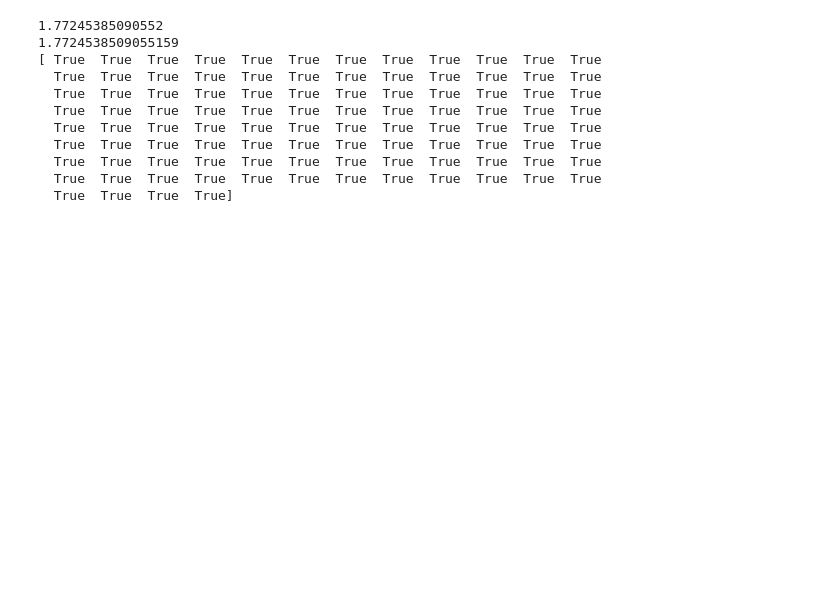
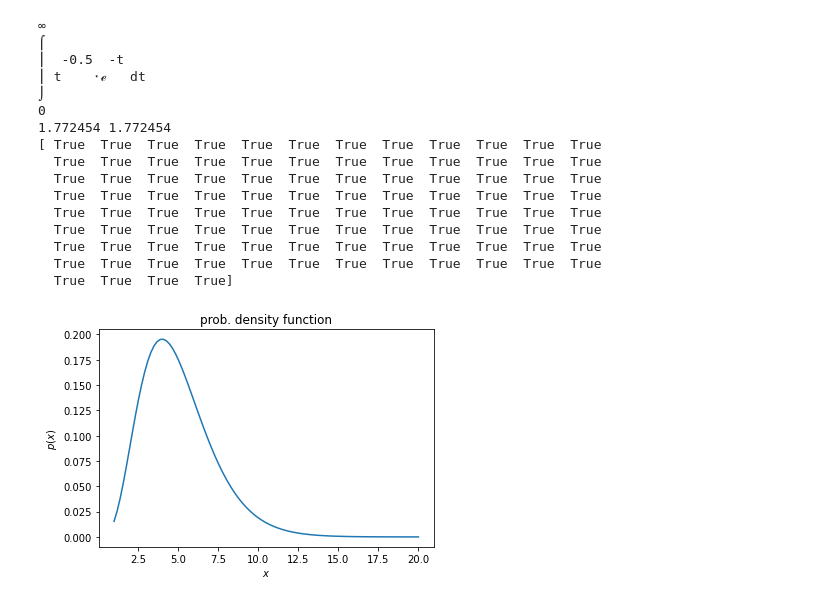
Before and after one commit to dy9296/basic_stats, a Jupyter notebook: dist_main.ipynb, the cells around one changed output. Cells and saved outputs as stored; diff of their text form; code cells hidden in the pictures; blank space fills up the shorter version.

```diff
--- a/dist_main.ipynb
+++ b/dist_main.ipynb
@@ -2,0 +1,10 @@ import numpy as np
+# %%
+import numpy as np
+import matplotlib.pyplot as plt
+
+def plot_pdf(variable, pdf):
+    plt.plot(var_x, result)
+    plt.title("prob. density function")
+    plt.xlabel("$x$")
+    plt.ylabel("$p(x)$")
+    plt.show()
@@ -3,30 +36,40 @@ import numpy as np
 # %%
 # gamma distribuiton
 
 from distribution import gamma as gamma_dist
-from scipy.special import gamma
 
-print(gamma_dist(0.5).function())
-print(gamma(0.5))
+from scipy.special import gamma as gamma_fun
+from scipy.stats import gamma as gamma_ans
 
+# gamma function
+print(gamma_dist(0.5).function(True).round(6), gamma_fun(0.5).round(6))
+
+# gamma pdf
 var_x = np.linspace(1, 20, 100)
 
-result = gamma_dist(0.5).pdf(var_x)
-answer = (1 / gamma(0.5)) * (var_x ** (0.5 - 1)) * np.exp(-var_x)
+result = gamma_dist(5).pdf(var_x)
+answer = gamma_ans(5).pdf(var_x)
 
 print(result.round(6) == answer.round(6))
+plot_pdf(var_x, result)
 # %% [output]
-1.77245385090552
-1.7724538509055159
+∞
+⌠
+⎮  -0.5  -t
+⎮ t    ⋅ℯ   dt
+⌡
+0
+1.772454 1.772454
 [ True  True  True  True  True  True  True  True  True  True  True  True
   True  True  True  True  True  True  True  True  True  True  True  True
   True  True  True  True  True  True  True  True  True  True  True  True
   True  True  True  True  True  True  True  True  True  True  True  True
   True  True  True  True  True  True  True  True  True  True  True  True
   True  True  True  True  True  True  True  True  True  True  True  True
   True  True  True  True  True  True  True  True  True  True  True  True
   True  True  True  True  True  True  True  True  True  True  True  True
   True  True  True  True]
+[figure, added]
 # %%
 # beta distribuiton
 
```
Also changed, not shown: parts of 3 cells of this notebook, 1 other file.
